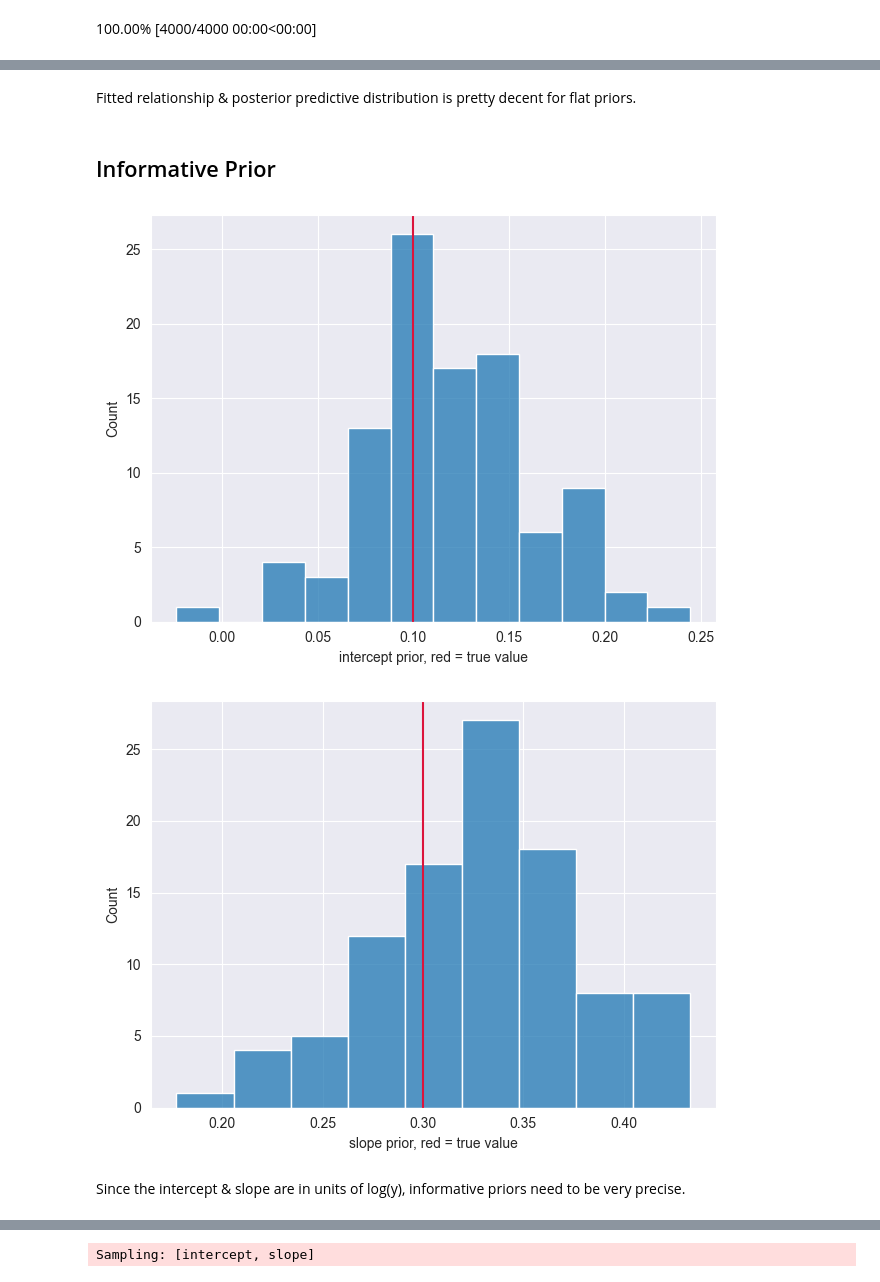
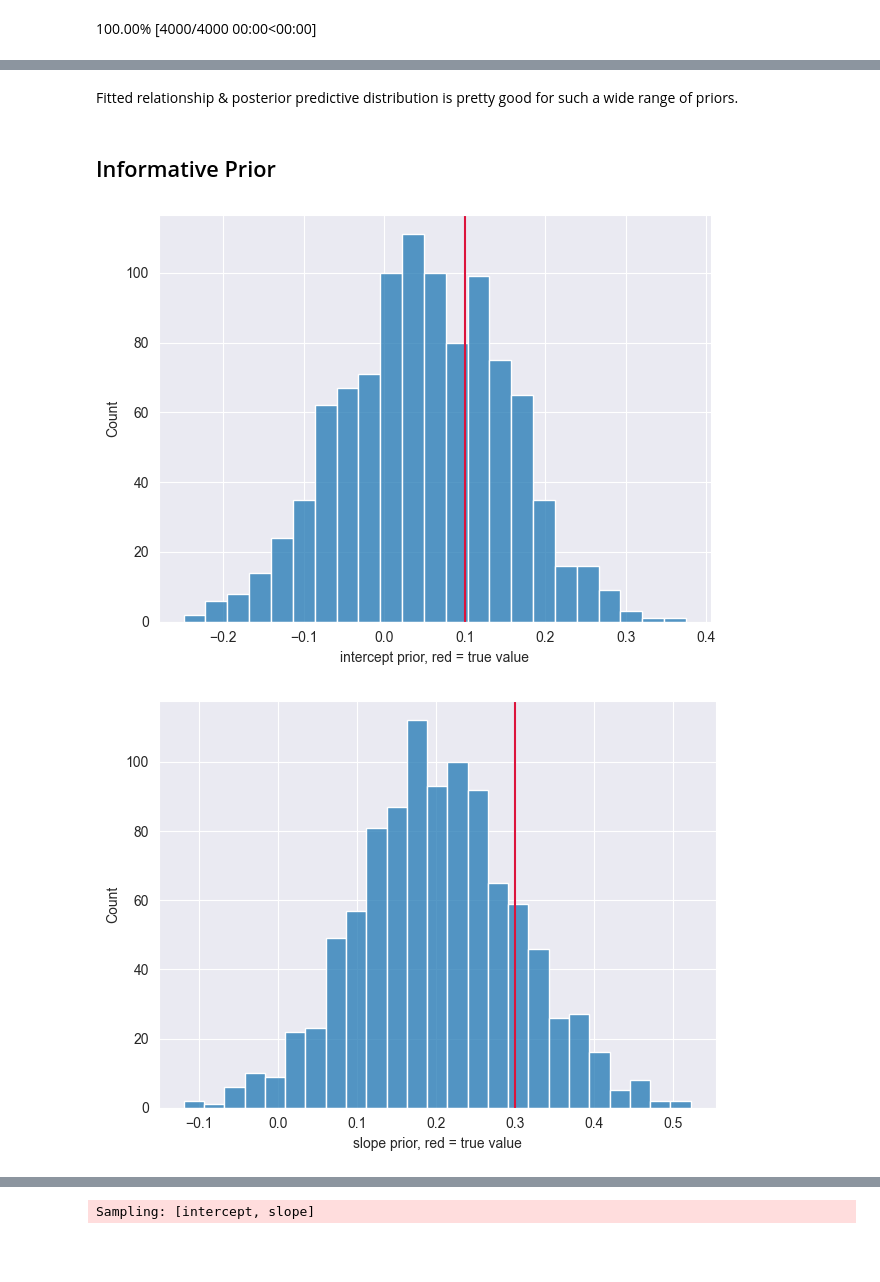
Before and after one commit to AhmetZamanis/BayesianModelingExperiments, a Jupyter notebook: LinearRegression/GammaGLM.ipynb, the cells around one changed output, grey strips where cells are left out. Saved outputs shown, nothing was run; the diff lists cells and outputs as text; code cells hidden in the pictures; blank space fills up the shorter version.

```diff
--- a/LinearRegression/GammaGLM.ipynb
+++ b/LinearRegression/GammaGLM.ipynb
@@ -232,24 +295,22 @@ _ = az.plot_ppc(flat_posterior, num_pp_samples = 100)
 # %% [markdown]
-Fitted relationship & posterior predictive distribution is pretty decent for flat priors.
+Fitted relationship & posterior predictive distribution is pretty good for such a wide range of priors.
 # %% [markdown]
 ## Informative Prior
 # %%
 # Tune the intercept prior
-prior_intercept_mu = 0.125
-prior_intercept_sd = 0.05
-_ = sns.histplot(rng.normal(prior_intercept_mu, prior_intercept_sd, size = n_obs))
+prior_intercept_mu = 0.05
+prior_intercept_sd = 0.1
+_ = sns.histplot(rng.normal(prior_intercept_mu, prior_intercept_sd, size = 1000))
 _ = plt.axvline(true_intercept, c = "crimson")
 _ = plt.xlabel("intercept prior, red = true value")
 # %% [output]
-[figure, old version]
+[figure, new version]
 # %%
 # Tune the slope prior
-prior_slope_mu = 0.325
-prior_slope_sd = 0.05
-_ = sns.histplot(rng.normal(prior_slope_mu, prior_slope_sd, size = n_obs))
+prior_slope_mu = 0.2
+prior_slope_sd = 0.1
+_ = sns.histplot(rng.normal(prior_slope_mu, prior_slope_sd, size = 1000))
 _ = plt.axvline(true_slope, c = "crimson")
 _ = plt.xlabel("slope prior, red = true value")
 # %% [output]
-[figure, old version]
+[figure, new version]
-# %% [markdown]
-Since the intercept & slope are in units of log(y), informative priors need to be very precise.
```
Also changed, not shown: parts of 29 cells of this notebook, 3 other files.
